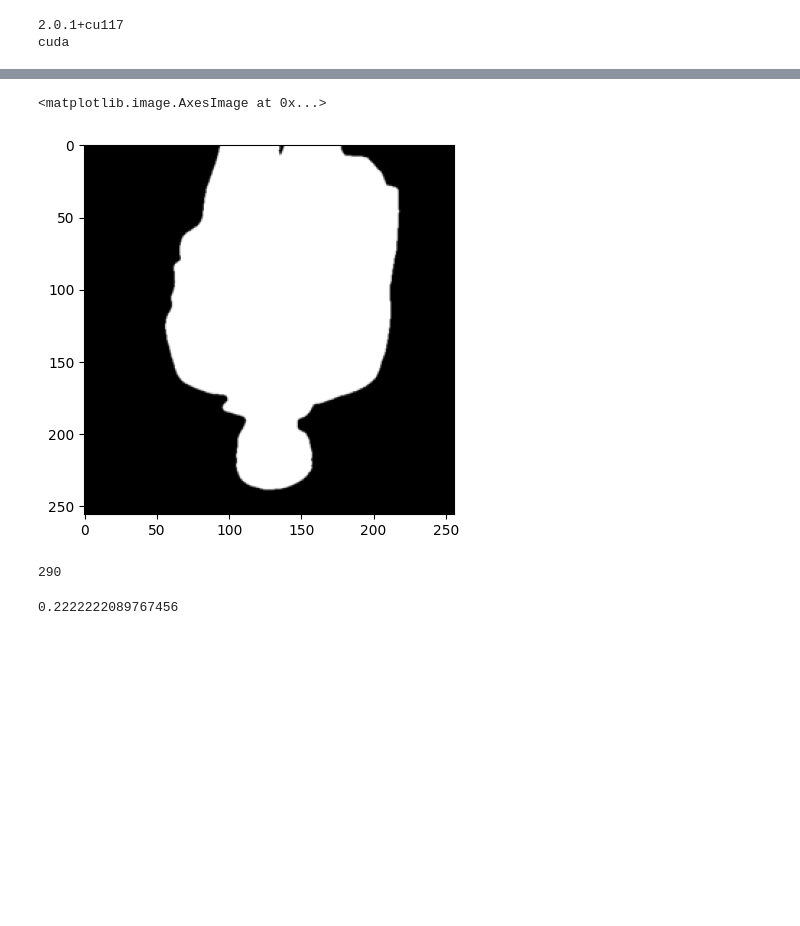
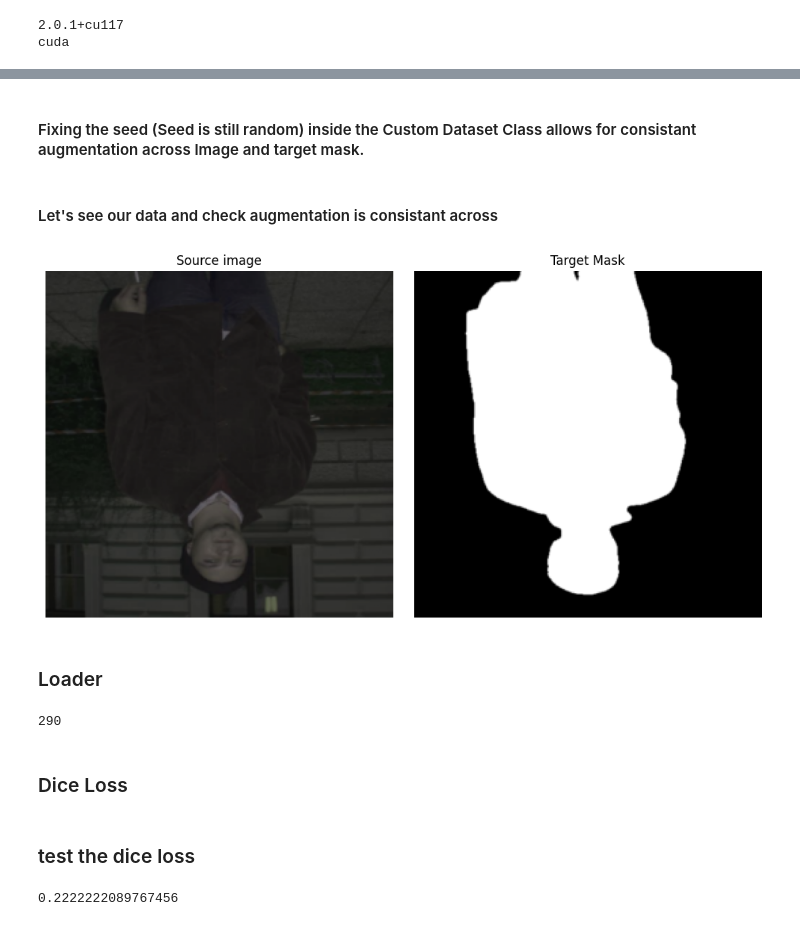
Before and after one commit to mohamed19595/Human-Segmentation, a Jupyter notebook: playground.ipynb, the cells around one changed output, grey strips where cells are left out. Saved outputs shown, nothing was run; the diff lists cells and outputs as text; code cells hidden in the pictures; blank space fills up the shorter version.

```diff
--- a/playground.ipynb
+++ b/playground.ipynb
@@ -53,6 +63,8 @@ class HumanSegmentationDataset(Dataset):
             mask = self.target_transform(mask)
 
         return image, mask
+# %% [markdown]
+#### Fixing the seed (Seed is still random) inside the Custom Dataset Class allows for consistant augmentation across Image and target mask.
 # %%
 preprocess = transforms.Compose([
     transforms.Resize((256, 256)),
@@ -86,8 +92,20 @@ data = HumanSegmentationDataset(root_dir=os.path.join("","data/Human-Segmentatio
-# %%
-plt.imshow((data[50][1].squeeze()).numpy(),cmap='gray')
-# %% [output]
-<matplotlib.image.AxesImage at 0x...>
-[figure, removed]
+# %% [markdown]
+#### Let's see our data and check augmentation is consistant across
+# %%
+fig, axes = plt.subplots(1, 2, figsize=(10, 5))
+img,target_mask=data[50]
+axes[0].imshow((img.squeeze()).numpy().transpose(1, 2, 0),cmap='gray')
+axes[1].imshow((target_mask.squeeze()).numpy(),cmap='gray')
+axes[0].set_title("Source image")
+axes[1].set_title("Target Mask")
+for ax in axes:
+    ax.axis("off")
+plt.tight_layout()
+plt.show()
+# %% [output]
+[figure, added]
+# %% [markdown]
+### Loader
 # %%
 #parameters
 BATCH_SIZE=4
@@ -103,6 +122,8 @@ test_loader = torch.utils.data.DataLoader(VOC_dataset_test,
                                           shuffle=False)
 # %% [output]
 290
+# %% [markdown]
+### Dice Loss
 # %%
 class DiceLoss(torch.nn.Module):
     def __init__(self):
@@ -115,6 +136,8 @@ class DiceLoss(torch.nn.Module):
        A_sum = torch.sum(iflat * iflat)
        B_sum = torch.sum(tflat * tflat)
        return 1 - ((2. * intersection + smooth) / (A_sum + B_sum + smooth) )
+# %% [markdown]
+### test the dice loss
 # %%
 loss= DiceLoss()
 pred = torch.tensor([[1, 1, 0], [0, 1, 1]], dtype=torch.float32, requires_grad=True)
```
Also changed, not shown: parts of 19 cells of this notebook.
